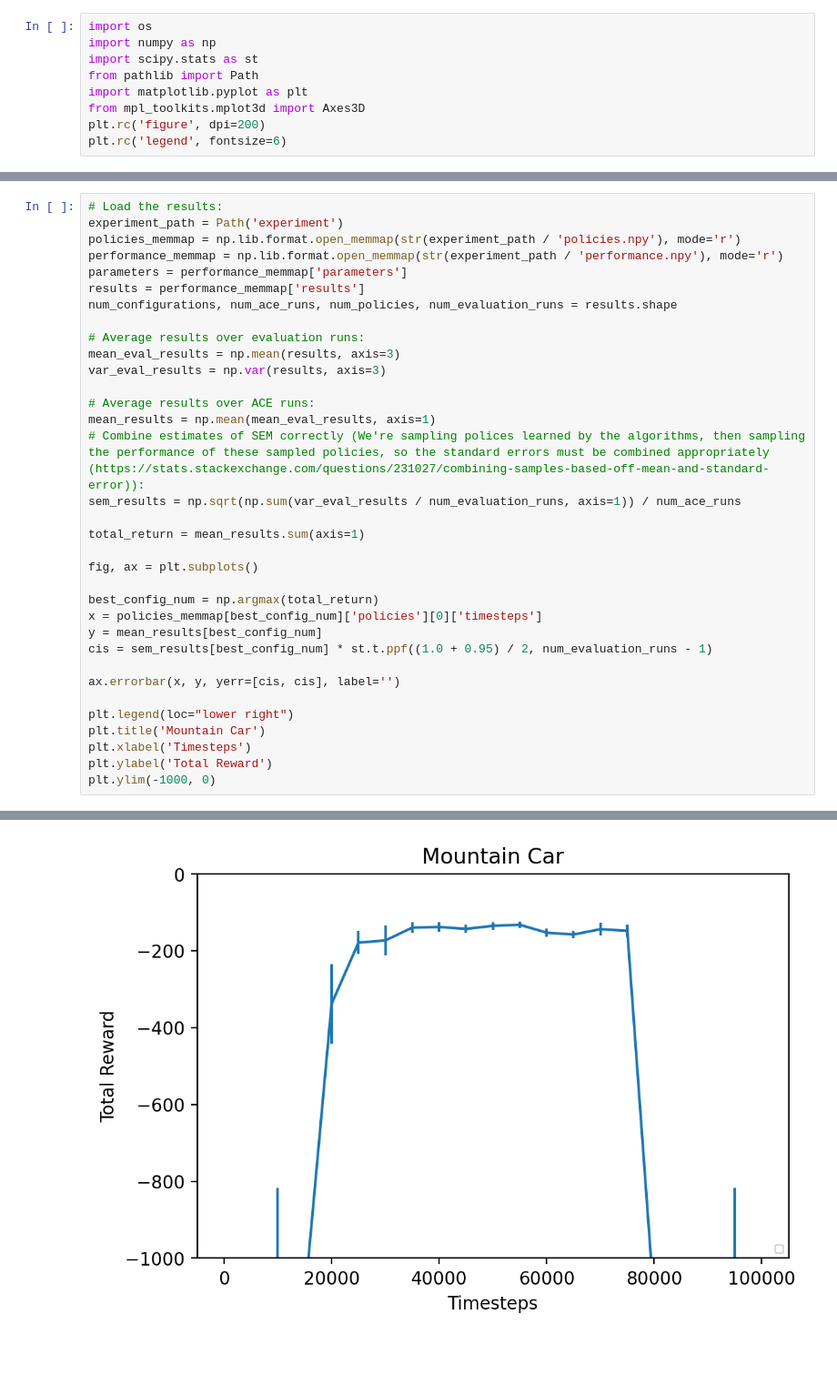
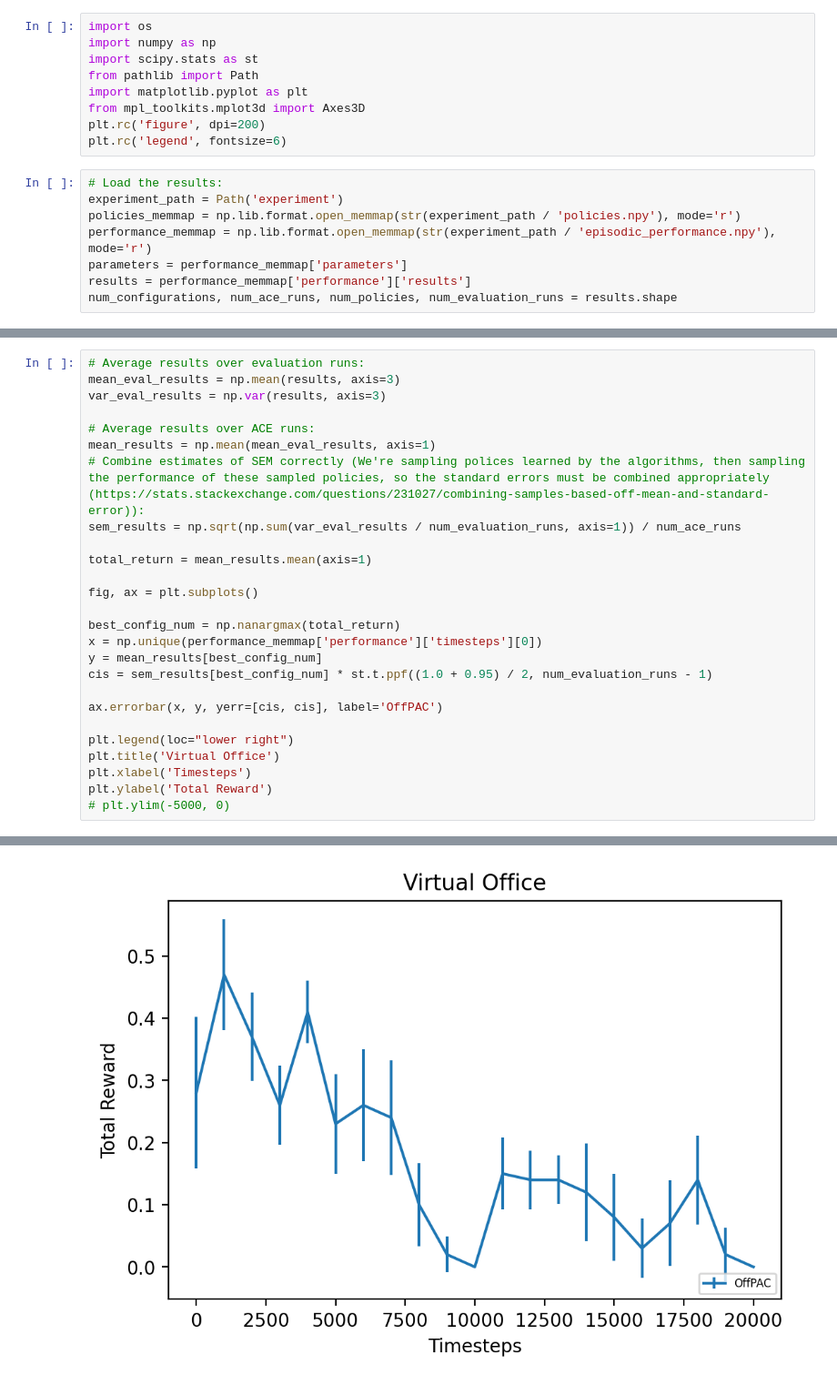
Before and after one commit to gravesec/actor-critic-with-emphatic-weightings, a Jupyter notebook: ace.ipynb, the cells around one changed output, grey strips where cells are left out. Shown: that part at 91% size. Drawn from its saved outputs; the diff is of its cells as text; blank space fills up the shorter version.

Commit message:
Change performance data to include number of timesteps the learned policy had seen.

```diff
--- a/ace.ipynb
+++ b/ace.ipynb
@@ -7,3 +7,11 @@ import matplotlib.pyplot as plt
 from mpl_toolkits.mplot3d import Axes3D
 plt.rc('figure', dpi=200)
 plt.rc('legend', fontsize=6)
+# %%
+# Load the results:
+experiment_path = Path('experiment')
+policies_memmap = np.lib.format.open_memmap(str(experiment_path / 'policies.npy'), mode='r')
+performance_memmap = np.lib.format.open_memmap(str(experiment_path / 'episodic_performance.npy'), mode='r')
+parameters = performance_memmap['parameters']
+results = performance_memmap['performance']['results']
+num_configurations, num_ace_runs, num_policies, num_evaluation_runs = results.shape
@@ -10,12 +23,4 @@ plt.rc('legend', fontsize=6)
 # %%
-# Load the results:
-experiment_path = Path('experiment')
-policies_memmap = np.lib.format.open_memmap(str(experiment_path / 'policies.npy'), mode='r')
-performance_memmap = np.lib.format.open_memmap(str(experiment_path / 'performance.npy'), mode='r')
-parameters = performance_memmap['parameters']
-results = performance_memmap['results']
-num_configurations, num_ace_runs, num_policies, num_evaluation_runs = results.shape
-
 # Average results over evaluation runs:
 mean_eval_results = np.mean(results, axis=3)
 var_eval_results = np.var(results, axis=3)
@@ -25,20 +30,20 @@ mean_results = np.mean(mean_eval_results, axis=1)
 # Combine estimates of SEM correctly (We're sampling polices learned by the algorithms, then sampling the performance of these sampled policies, so the standard errors must be combined appropriately (https://stats.stackexchange.com/questions/231027/combining-samples-based-off-mean-and-standard-error)):
 sem_results = np.sqrt(np.sum(var_eval_results / num_evaluation_runs, axis=1)) / num_ace_runs
 
-total_return = mean_results.sum(axis=1)
+total_return = mean_results.mean(axis=1)
 
 fig, ax = plt.subplots()
 
-best_config_num = np.argmax(total_return)
-x = policies_memmap[best_config_num]['policies'][0]['timesteps']
+best_config_num = np.nanargmax(total_return)
+x = np.unique(performance_memmap['performance']['timesteps'][0])
 y = mean_results[best_config_num]
 cis = sem_results[best_config_num] * st.t.ppf((1.0 + 0.95) / 2, num_evaluation_runs - 1)
 
-ax.errorbar(x, y, yerr=[cis, cis], label='')
+ax.errorbar(x, y, yerr=[cis, cis], label='OffPAC')
 
 plt.legend(loc="lower right")
-plt.title('Mountain Car')
+plt.title('Virtual Office')
 plt.xlabel('Timesteps')
 plt.ylabel('Total Reward')
-plt.ylim(-1000, 0)
+# plt.ylim(-5000, 0)
 # %% [output]
@@ -47,4 +51,4 @@ No handles with labels found to put in legend.
-[figure, old version]
+[figure, new version]
 # %%
 # Average results over evaluation runs:
 mean_eval_performance = np.mean(performance, axis=0)
```
Also changed, not shown: parts of 4 cells of this notebook, 1 other file.
